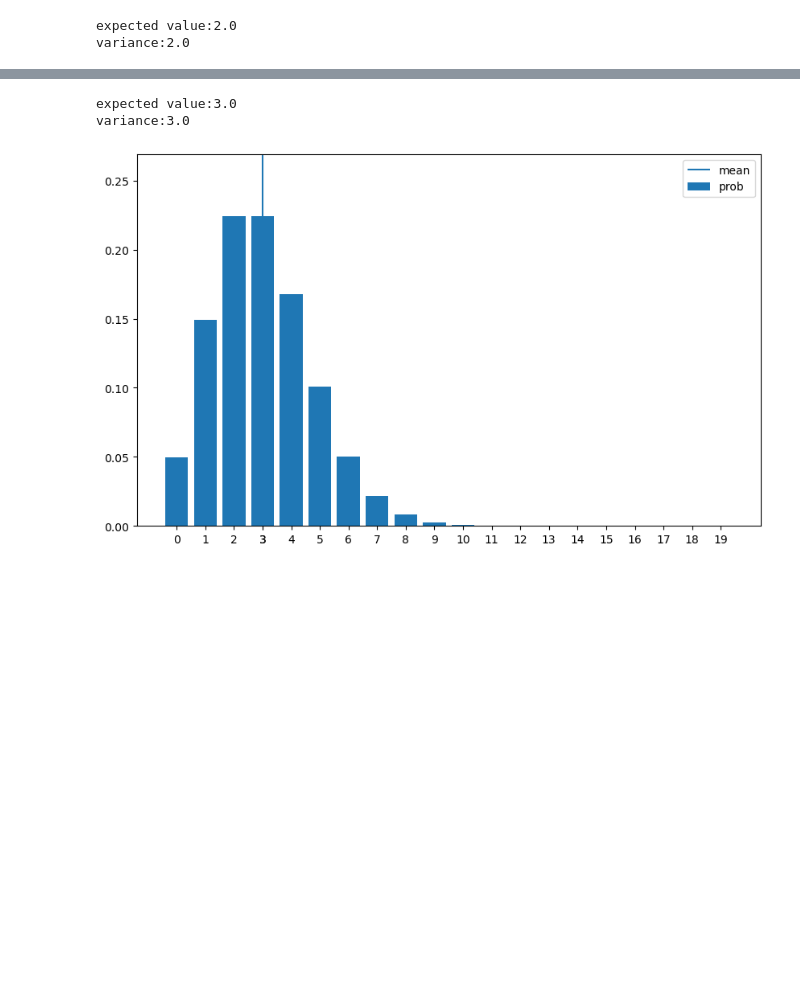
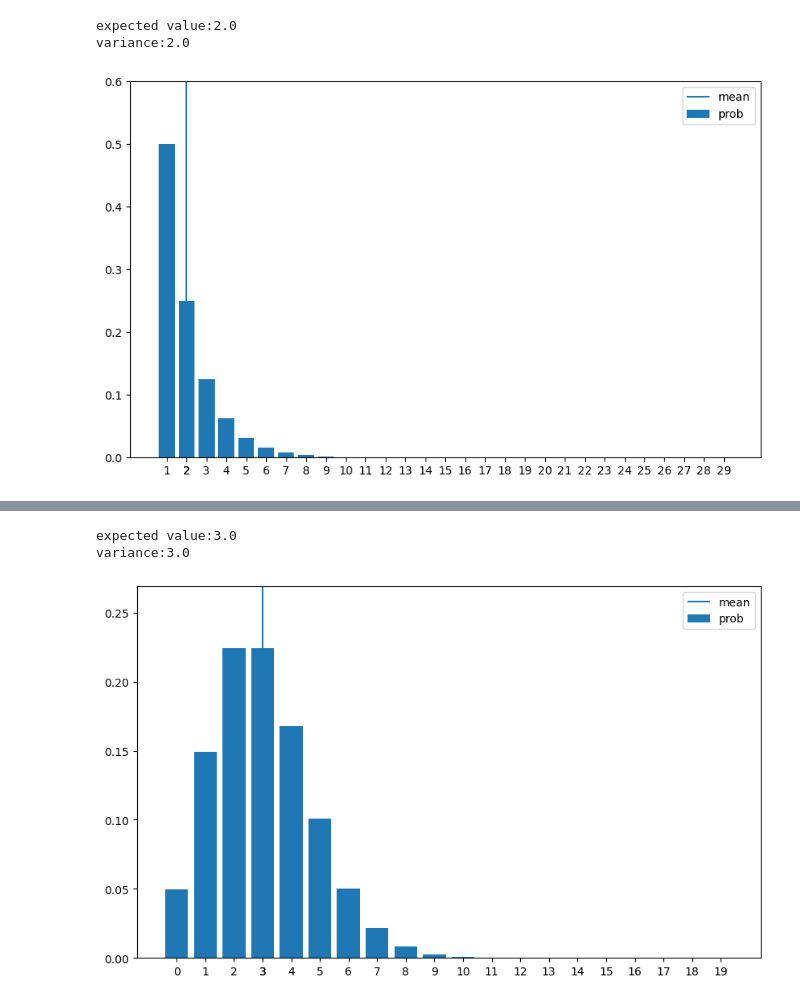
Before and after one commit to asqwef/stat_analysis, a Jupyter notebook: Ch06.ipynb, the cells around one changed output, grey strips where cells are left out. Saved outputs shown, nothing was run; the diff lists cells and outputs as text; code cells hidden in the pictures; blank space fills up the shorter version.

```diff
--- a/Ch06.ipynb
+++ b/Ch06.ipynb
@@ -135,7 +137,9 @@ check_prob(X)
 expected value:2.0
 variance:2.0
 # %%
-#plot_prob(X)
+plot_prob(X)
+# %% [output]
+[figure, added]
 # %%
 fig = plt.figure(figsize=(10, 6))
 ax = fig.add_subplot(111)
```
Also changed, not shown: parts of 3 cells of this notebook.
